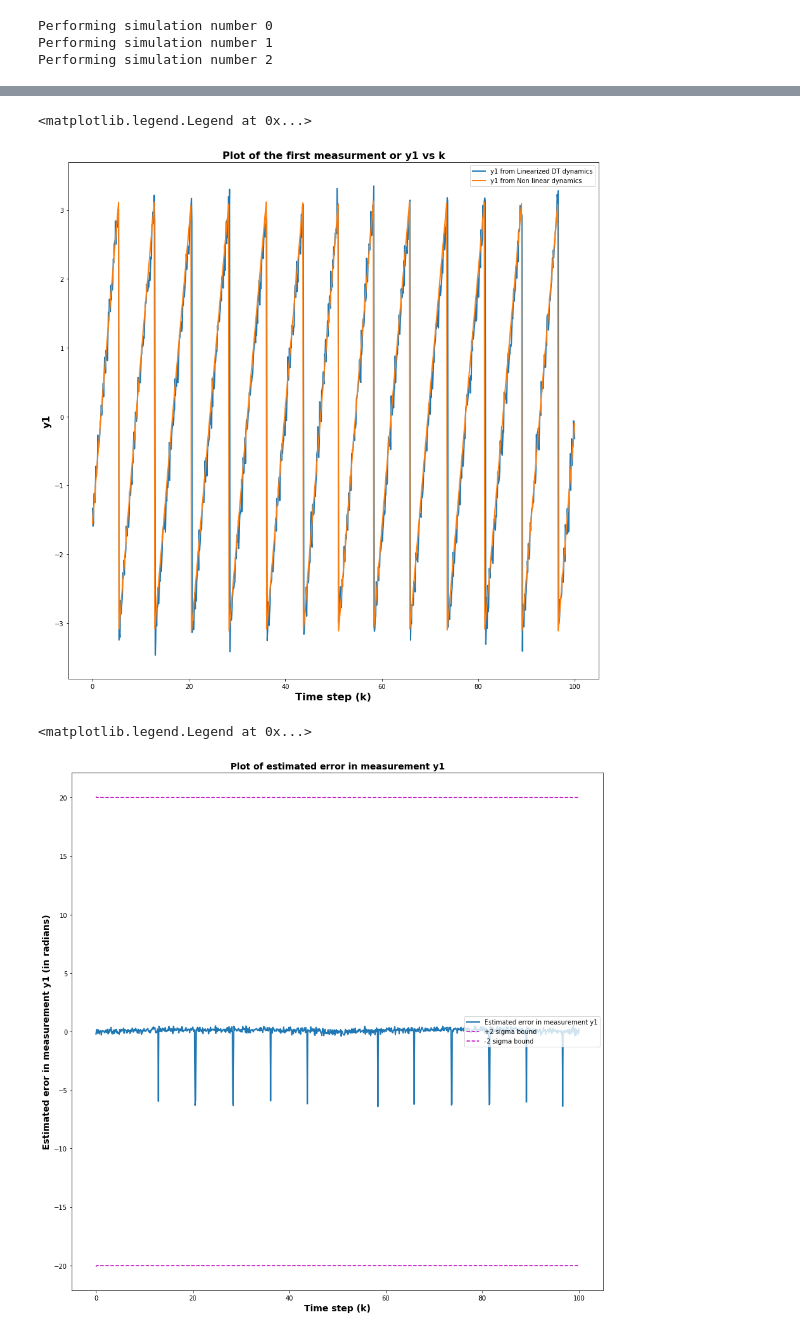
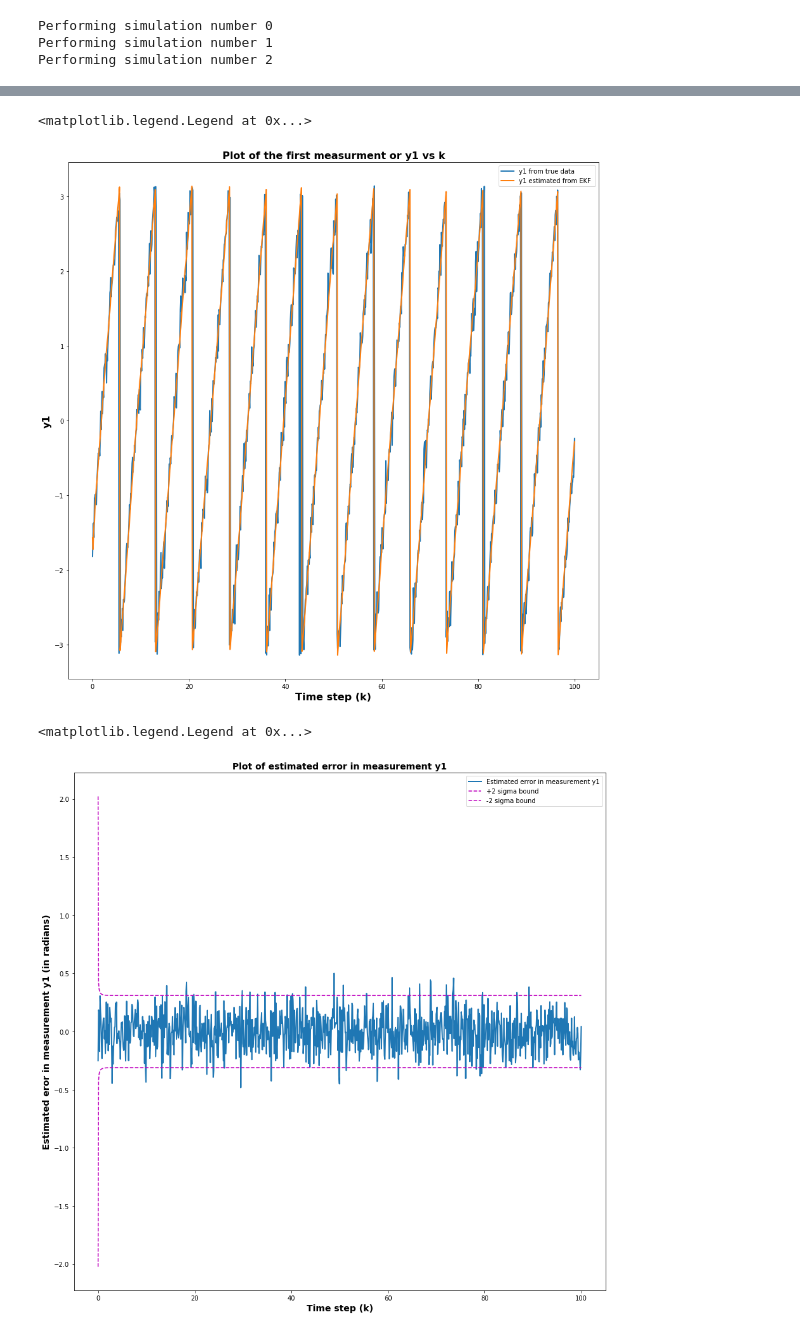
Before and after one commit to himanshugupta1009/robot_localization, a Jupyter notebook: Project_Report_2/LKF.ipynb, the cells around one changed output, grey strips where cells are left out. Cells and saved outputs as stored; diff of their text form; code cells hidden in the pictures.

```diff
--- a/Project_Report_2/LKF.ipynb
+++ b/Project_Report_2/LKF.ipynb
@@ -562,0 +649,24 @@ plt.legend()
+# %%
+#Error in heading angle of UAV
+estimated_state6_error_list = []
+positive_two_sigma_state_element6_list = []
+negative_two_sigma_state_element6_list = []
+
+for i in range(0,len(estimated_state_list)):
+    curr_estimate = estimated_x6[i]
+    curr_variance = estimated_covariance_matrix_list[i][5][5]
+    sigma = np.sqrt(curr_variance)
+    bound = 2*sigma
+    curr_error = true_x6[i] - curr_estimate
+    curr_error = wrap_in_negative_pi_to_pi(curr_error)
+    estimated_state6_error_list.append(curr_error)
+    positive_two_sigma_state_element6_list.append(bound)
+    negative_two_sigma_state_element6_list.append(-bound)
+
+plt.xlabel("Time step (k)",fontsize=14, fontweight='bold')
+plt.ylabel("Estimated eror in heading angle of UAV (in radians)",fontsize=14, fontweight='bold')
+plt.title("Plot of estimated error in heading angle of UAV",fontsize=14, fontweight='bold')
+plt.scatter(time_steps[skip_till:],estimated_state6_error_list[skip_till:],linewidth = 2,label = 'Estimated error in heading angle of UAV')
+plt.plot(time_steps[skip_till:],positive_two_sigma_state_element6_list[skip_till:],'--m',label = '+2 sigma bound')
+plt.plot(time_steps[skip_till:],negative_two_sigma_state_element6_list[skip_till:],'--m',label = '-2 sigma bound')
+plt.legend()
@@ -563,47 +676,49 @@ plt.legend()
 # %%
 #Plot y[1]
+
+true_y1 = []
 estimated_y1 = []
-true_y1 = []
+
+for state in Ytrue:
+    true_y1.append(state[0])
 
 for state in estimated_measurement_list:
     estimated_y1.append(state[0][0])
 
-for state in non_linear_measurements_with_perturbed_x0:
-    true_y1.append(state[0][0])
-
 plt.xlabel("Time step (k)",fontsize=16, fontweight='bold')
 plt.ylabel("y1",fontsize=16, fontweight='bold')
 plt.title("Plot of the first measurment or y1 vs k",fontsize=16, fontweight='bold')
-plt.plot(time_steps,estimated_y1,linewidth = 2,label = 'y1 from Linearized DT dynamics')
-plt.plot(time_steps,true_y1,linewidth = 2,label = 'y1 from Non linear dynamics')
-plt.rcParams["figure.figsize"] = (15,15)
+plt.plot(time_steps,true_y1,linewidth = 2,label = 'y1 from true data')
+plt.plot(time_steps,estimated_y1,linewidth = 2,label = 'y1 estimated from EKF ')
 plt.legend()
 # %% [output]
 <matplotlib.legend.Legend at 0x...>
-[figure, old version]
+[figure, new version]
 # %%
+skip_till = 0
 #Error in y1
 estimated_measurement1_error_list = []
 positive_two_sigma_state_measurement1_list = []
 negative_two_sigma_state_measurement1_list = []
 
 for i in range(0,len(estimated_measurement_list)):
     curr_estimate = estimated_y1[i]
     curr_variance = innovation_covariance_matrix_list[i][0][0]
     sigma = np.sqrt(curr_variance)
     bound = 2*sigma
     curr_error = true_y1[i] - curr_estimate
+    curr_error = wrap_in_negative_pi_to_pi(curr_error)
     estimated_measurement1_error_list.append(curr_error)
     positive_two_sigma_state_measurement1_list.append(bound)
     negative_two_sigma_state_measurement1_list.append(-bound)
 
 plt.xlabel("Time step (k)",fontsize=14, fontweight='bold')
 plt.ylabel("Estimated eror in measurement y1 (in radians)",fontsize=14, fontweight='bold')
 plt.title("Plot of estimated error in measurement y1",fontsize=14, fontweight='bold')
 plt.plot(time_steps[skip_till:],estimated_measurement1_error_list[skip_till:],linewidth = 2,label = 'Estimated error in measurement y1')
 plt.plot(time_steps[skip_till:],positive_two_sigma_state_measurement1_list[skip_till:],'--m',label = '+2 sigma bound')
 plt.plot(time_steps[skip_till:],negative_two_sigma_state_measurement1_list[skip_till:],'--m',label = '-2 sigma bound')
 plt.legend()
 # %% [output]
 <matplotlib.legend.Legend at 0x...>
-[figure, old version]
+[figure, new version]
```
Also changed, not shown: parts of 33 cells of this notebook.
